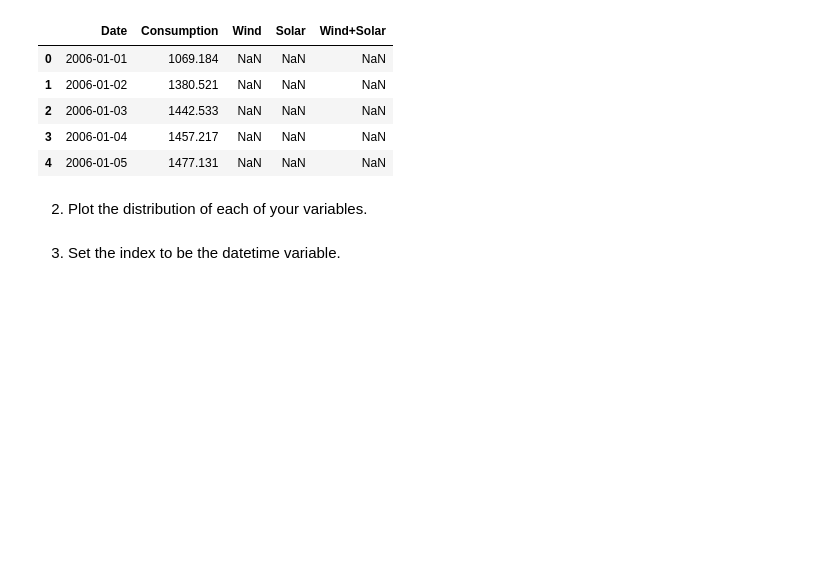
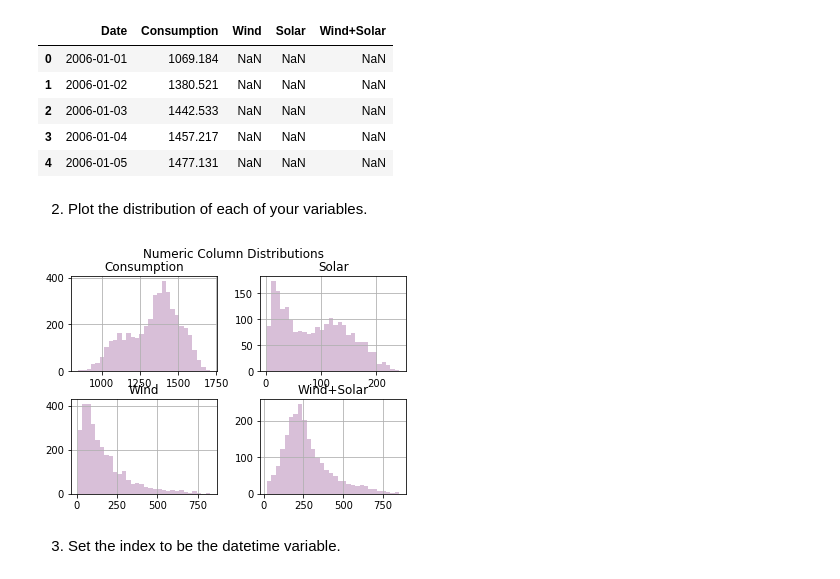
Before and after one commit to brandireger/ds-methodologies-exercises, a Jupyter notebook: time_series/prepare.ipynb, the cells around one changed output. Saved outputs shown, nothing was run; the diff lists cells and outputs as text; code cells hidden in the pictures; blank space fills up the shorter version.

```diff
--- a/time_series/prepare.ipynb
+++ b/time_series/prepare.ipynb
@@ -185,6 +187,21 @@ df.head()
 df['Date'] = pd.to_datetime(df['Date'])
 # %% [markdown]
 2. Plot the distribution of each of your variables.
+# %%
+def numeric_hists(df, bins=20):
+    """
+    Function to take in a DataFrame, bins default 20,
+    select only numeric dtypes, and
+    display histograms for each numeric column
+    """
+    num_df = df.select_dtypes(include=np.number)
+    num_df.hist(bins=bins, color='thistle')
+    plt.suptitle('Numeric Column Distributions')
+    plt.show()
+# %%
+numeric_hists(df, bins=30)
+# %% [output]
+[figure, added]
 # %% [markdown]
 3. Set the index to be the datetime variable.
 # %%
```
Also changed, not shown: parts of 17 cells of this notebook, 2 other files.
